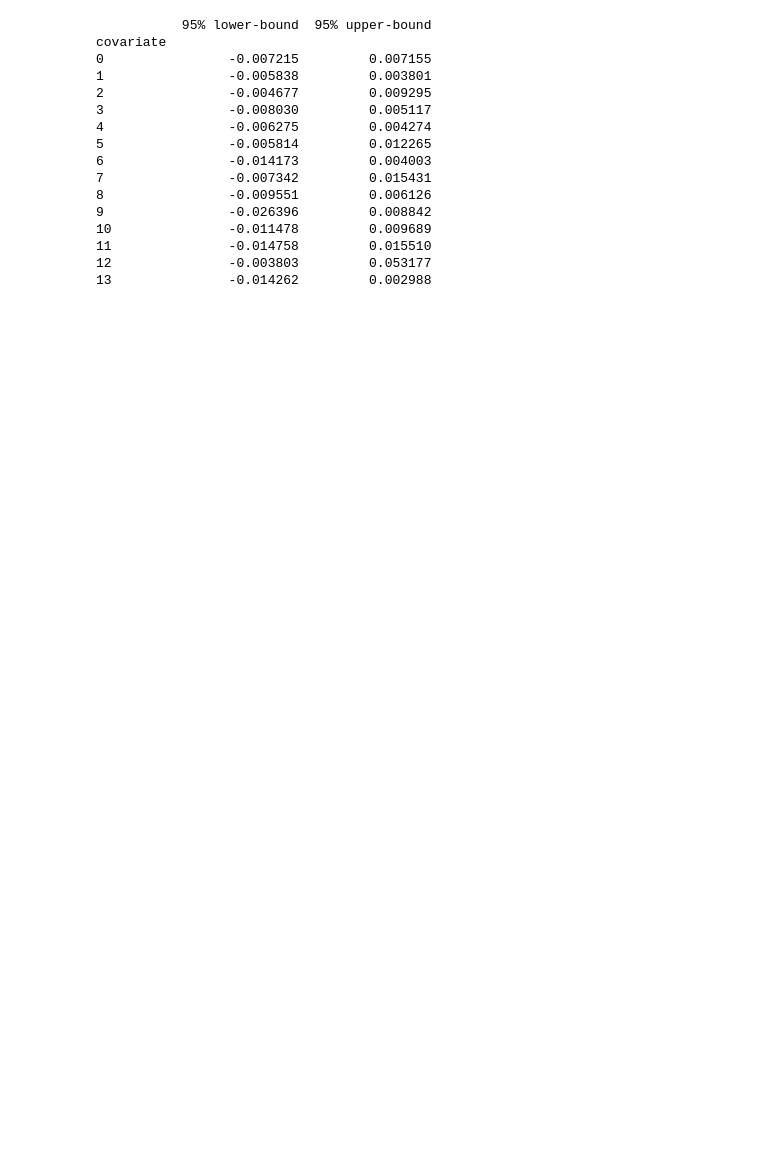
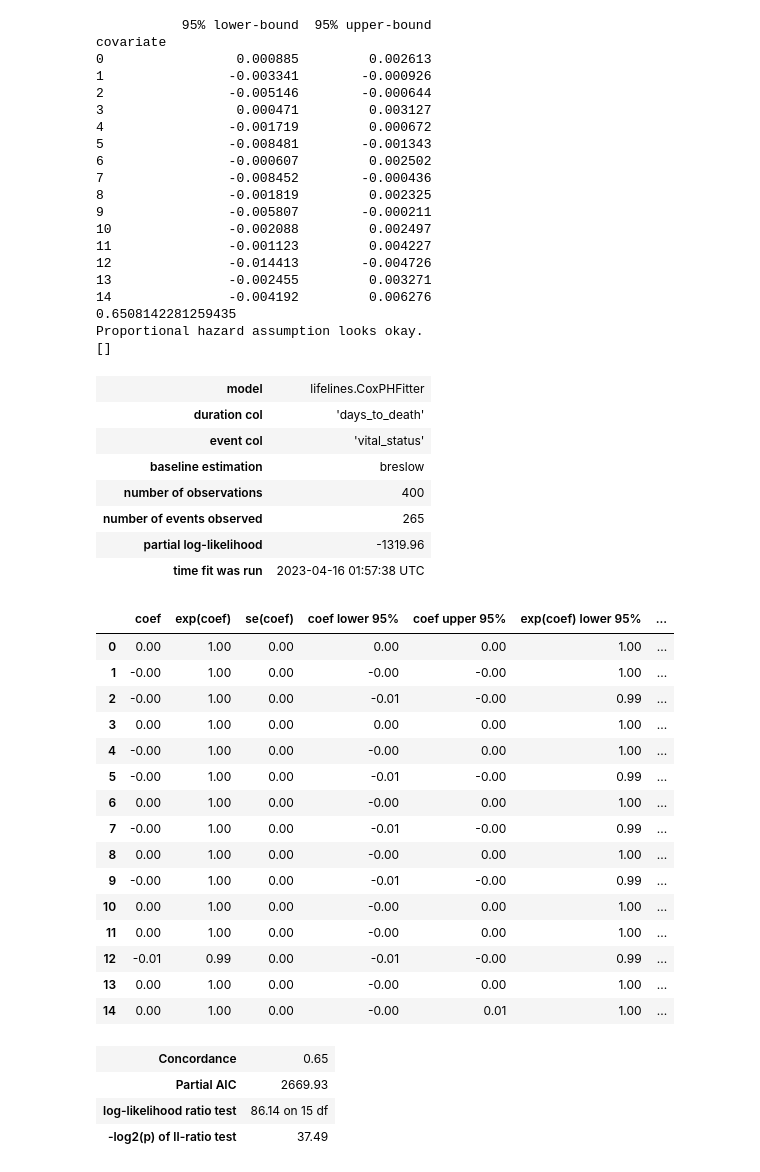
Before and after one commit to zacksiegfried/methylspan, a Jupyter notebook: notebooks/modeling.ipynb, the cells around one changed output. Drawn from its saved outputs; the diff is of its cells as text; code cells hidden in the pictures; blank space fills up the shorter version.

Commit message:
final model updates

```diff
--- a/notebooks/modeling.ipynb
+++ b/notebooks/modeling.ipynb
@@ -65,26 +53,68 @@ f8186e89-50ea-4807-94d2-182f5e88c92c  -72.406621
 # %%
 ### SURVIVAL ANALYSIS EXECUTION & TESTING
 
 from lifelines import CoxPHFitter
+from lifelines.calibration import survival_probability_calibration
+from lifelines.utils import k_fold_cross_validation
 
 cph = CoxPHFitter()
 cph.fit(full_data, duration_col='days_to_death', event_col='vital_status')
 
 print(cph.confidence_intervals_)
+print(cph.concordance_index_)
+print(cph.check_assumptions(full_data))
+
+cph.print_summary()
+
+# Predictions (will remodel cph.)
+#scores = k_fold_cross_validation(cph, full_data, 'days_to_death', event_col='vital_status', k=5, scoring_method="concordance_index")
+#print(scores)
 # %% [output]
            95% lower-bound  95% upper-bound
 covariate
-0                -0.007215         0.007155
-1                -0.005838         0.003801
-2                -0.004677         0.009295
-3                -0.008030         0.005117
-4                -0.006275         0.004274
-5                -0.005814         0.012265
-6                -0.014173         0.004003
-7                -0.007342         0.015431
-8                -0.009551         0.006126
-9                -0.026396         0.008842
-10               -0.011478         0.009689
-11               -0.014758         0.015510
-12               -0.003803         0.053177
-13               -0.014262         0.002988
+0                 0.000885         0.002613
+1                -0.003341        -0.000926
+2                -0.005146        -0.000644
+3                 0.000471         0.003127
+4                -0.001719         0.000672
+5                -0.008481        -0.001343
+6                -0.000607         0.002502
+7                -0.008452        -0.000436
+8                -0.001819         0.002325
+9                -0.005807        -0.000211
+10               -0.002088         0.002497
+11               -0.001123         0.004227
+12               -0.014413        -0.004726
+13               -0.002455         0.003271
+14               -0.004192         0.006276
+0.6508142281259435
+Proportional hazard assumption looks okay.
+[]
+| model | lifelines.CoxPHFitter |
+| duration col | 'days_to_death' |
+| event col | 'vital_status' |
+| baseline estimation | breslow |
+| number of observations | 400 |
+| number of events observed | 265 |
+| partial log-likelihood | -1319.96 |
+| time fit was run | 2023-04-16 01:57:38 UTC |
+|  | coef | exp(coef) | se(coef) | coef lower 95% | coef upper 95% | exp(coef) lower 95% | ... |
+| 0 | 0.00 | 1.00 | 0.00 | 0.00 | 0.00 | 1.00 | ... |
+| 1 | -0.00 | 1.00 | 0.00 | -0.00 | -0.00 | 1.00 | ... |
+| 2 | -0.00 | 1.00 | 0.00 | -0.01 | -0.00 | 0.99 | ... |
+| 3 | 0.00 | 1.00 | 0.00 | 0.00 | 0.00 | 1.00 | ... |
+| 4 | -0.00 | 1.00 | 0.00 | -0.00 | 0.00 | 1.00 | ... |
+| 5 | -0.00 | 1.00 | 0.00 | -0.01 | -0.00 | 0.99 | ... |
+| 6 | 0.00 | 1.00 | 0.00 | -0.00 | 0.00 | 1.00 | ... |
+| 7 | -0.00 | 1.00 | 0.00 | -0.01 | -0.00 | 0.99 | ... |
+| 8 | 0.00 | 1.00 | 0.00 | -0.00 | 0.00 | 1.00 | ... |
+| 9 | -0.00 | 1.00 | 0.00 | -0.01 | -0.00 | 0.99 | ... |
+| 10 | 0.00 | 1.00 | 0.00 | -0.00 | 0.00 | 1.00 | ... |
+| 11 | 0.00 | 1.00 | 0.00 | -0.00 | 0.00 | 1.00 | ... |
+| 12 | -0.01 | 0.99 | 0.00 | -0.01 | -0.00 | 0.99 | ... |
+| 13 | 0.00 | 1.00 | 0.00 | -0.00 | 0.00 | 1.00 | ... |
+| 14 | 0.00 | 1.00 | 0.00 | -0.00 | 0.01 | 1.00 | ... |
+| Concordance | 0.65 |
+| Partial AIC | 2669.93 |
+| log-likelihood ratio test | 86.14 on 15 df |
+| -log2(p) of ll-ratio test | 37.49 |
```
Also changed, not shown: parts of 4 cells of this notebook, 2 other files.
